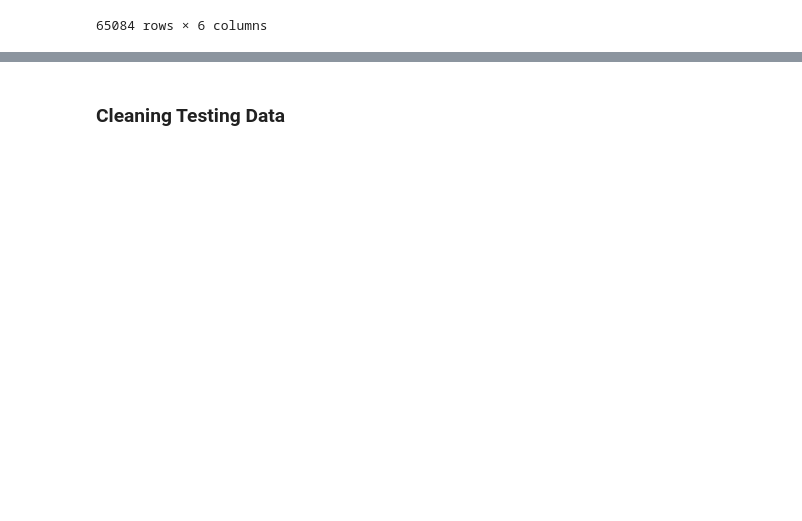
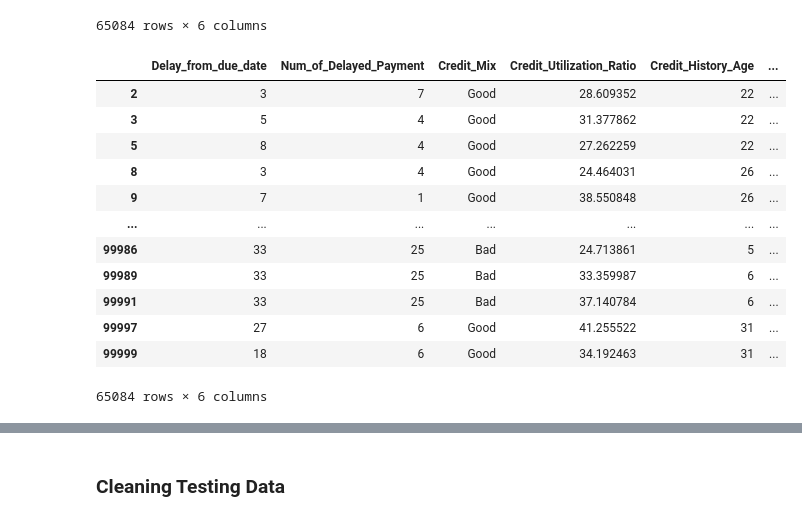
Before and after one commit to vedika37/dsci100-proj, a Jupyter notebook: proposal.ipynb, the cells around one changed output, grey strips where cells are left out. Saved outputs shown, nothing was run; the diff lists cells and outputs as text; code cells hidden in the pictures; blank space fills up the shorter version.

```diff
--- a/proposal.ipynb
+++ b/proposal.ipynb
@@ -150,3 +150,20 @@ train
 | 99997 | 27 | 6 | Good | 41.255522 | 31 Years and 8 Months | ... |
 | 99999 | 18 | 6 | Good | 34.192463 | 31 Years and 10 Months | ... |
 65084 rows × 6 columns
+# %%
+train['Credit_History_Age'] = train['Credit_History_Age'].str.split(" ").str[0]
+train
+# %% [output]
+|  | Delay_from_due_date | Num_of_Delayed_Payment | Credit_Mix | Credit_Utilization_Ratio | Credit_History_Age | ... |
+| 2 | 3 | 7 | Good | 28.609352 | 22 | ... |
+| 3 | 5 | 4 | Good | 31.377862 | 22 | ... |
+| 5 | 8 | 4 | Good | 27.262259 | 22 | ... |
+| 8 | 3 | 4 | Good | 24.464031 | 26 | ... |
+| 9 | 7 | 1 | Good | 38.550848 | 26 | ... |
+| ... | ... | ... | ... | ... | ... | ... |
+| 99986 | 33 | 25 | Bad | 24.713861 | 5 | ... |
+| 99989 | 33 | 25 | Bad | 33.359987 | 6 | ... |
+| 99991 | 33 | 25 | Bad | 37.140784 | 6 | ... |
+| 99997 | 27 | 6 | Good | 41.255522 | 31 | ... |
+| 99999 | 18 | 6 | Good | 34.192463 | 31 | ... |
+65084 rows × 6 columns
```
Also changed, not shown: parts of 12 cells of this notebook.
